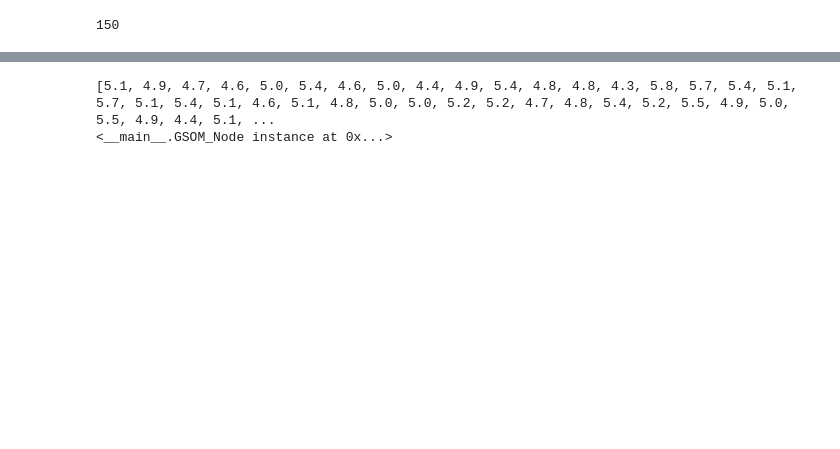
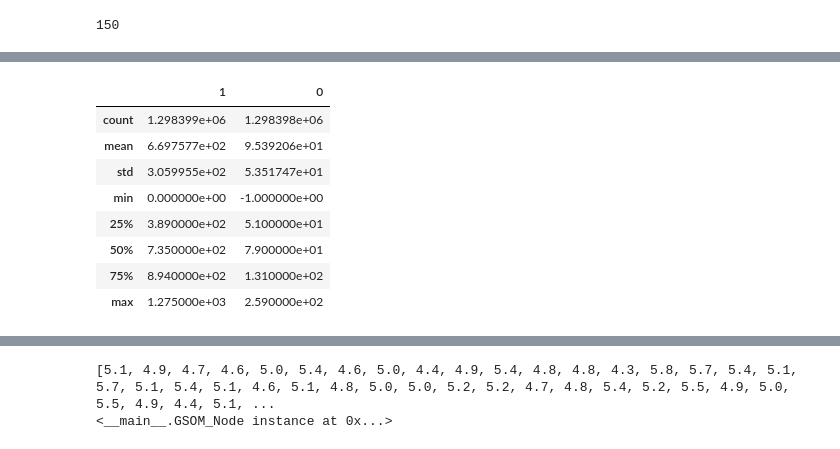
Before and after one commit to abhinavralhan/kohonen-maps, a Jupyter notebook: gsom-iris-python.ipynb, the cells around one changed output, grey strips where cells are left out. Cells and saved outputs as stored; diff of their text form; code cells hidden in the pictures; blank space fills up the shorter version.

```diff
--- a/gsom-iris-python.ipynb
+++ b/gsom-iris-python.ipynb
@@ -334,0 +374,14 @@ Growing up at: (150,50) -> (150, 51)
+# %%
+df.describe() # basic description of variables present
+
+# 1 and 0 represent the x and y coordinates of the winner node
+# %% [output]
+|  | 1 | 0 |
+| count | 1.298399e+06 | 1.298398e+06 |
+| mean | 6.697577e+02 | 9.539206e+01 |
+| std | 3.059955e+02 | 5.351747e+01 |
+| min | 0.000000e+00 | -1.000000e+00 |
+| 25% | 3.890000e+02 | 5.100000e+01 |
+| 50% | 7.350000e+02 | 7.900000e+01 |
+| 75% | 8.940000e+02 | 1.310000e+02 |
+| max | 1.275000e+03 | 2.590000e+02 |
```
Also changed, not shown: parts of 12 cells of this notebook, 1 other file.
